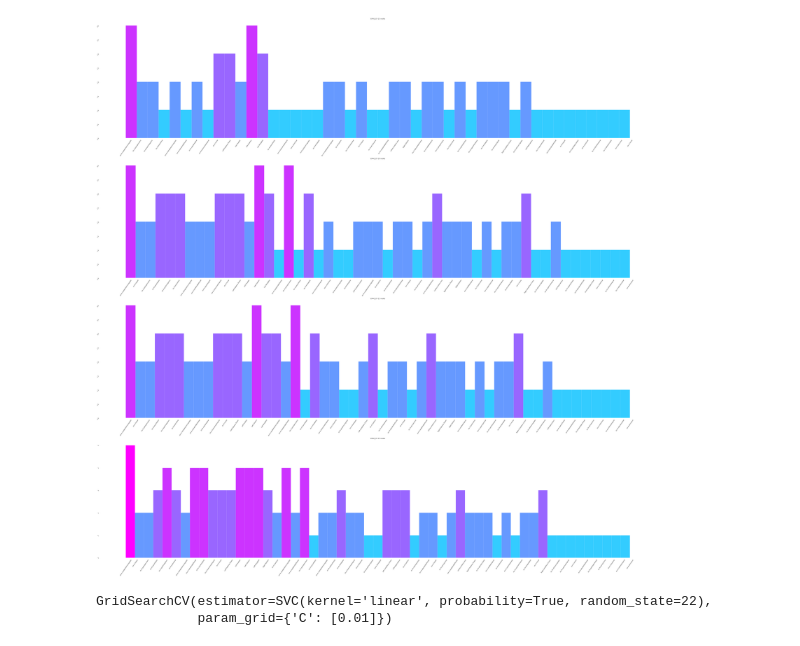
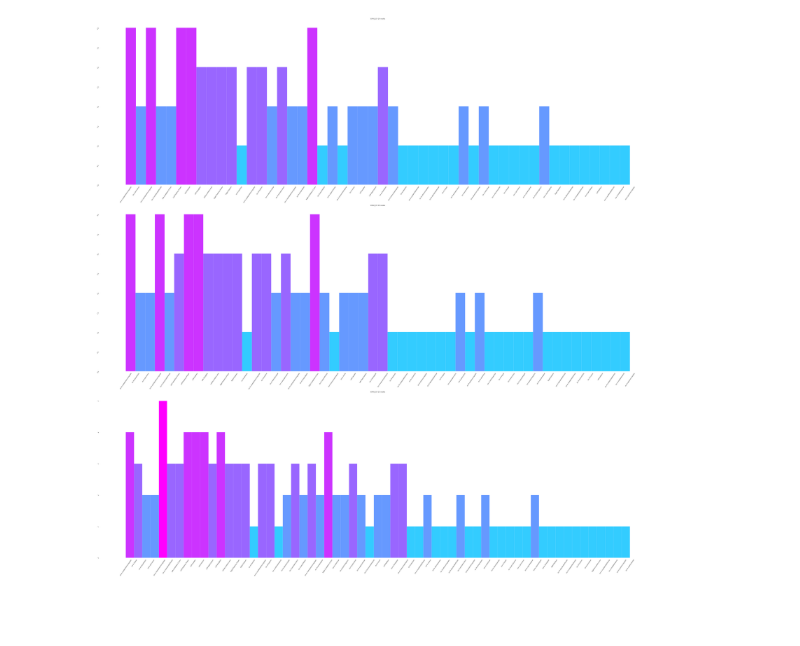
Before and after one commit to ShreyaKapoor18/Thesis, a Jupyter notebook: graphtools/greedy_graph_good_results.ipynb, the cells around one changed output. Drawn from its saved outputs; the diff is of its cells as text; code cells hidden in the pictures; blank space fills up the shorter version.

Commit message:
change evaluation of fold performance

```diff
--- a/graphtools/greedy_graph_good_results.ipynb
+++ b/graphtools/greedy_graph_good_results.ipynb
@@ -66,7 +66,7 @@ tri = int(num * (num + 1) * 0.5)  # we want only the upper diagonal due to symet
 mat = np.triu_indices(84)
 mews = '/home/skapoor/Thesis/gmwcs-solver'
 # %%
-num_nodes = [15, 20, 21, 25]
+num_nodes = [ 19 ,20, 25]
 # %%
 feature, edge, solver_node_wts = 'num_streamlines', 'fscores','const'
 val, thresh = -0.01, 0
@@ -85,46 +84,43 @@ X_tr = generate_combined_matrix(tri, list(y_tr.index))  # need to check indices
 X_te = generate_test_data(tri, y_te.index)
 X_tr, X_te = edge_filtering(feature, X_tr, X_te)
 X = X_tr.append(X_te)
+
+
 results = {}
 for target in labels:
     results[target] = {}
     print(f'{target}')
-    y_train_l, y_test_l = y_tr[target], y_te[target]
-    y =  y_train_l.append(y_test_l)
 
+    y = y_tr[target].append(y_te[target])
+
+    y = pd.qcut(y, 5, labels=False, retbins=True)[0]
+    y = y[y!=2]
+    y = y // 3
+    X = X.loc[y.index] # removed the middle 20%
     skf = StratifiedKFold(n_splits=5, shuffle=True, random_state = 22)
-    y_binned = pd.qcut(y, 5, labels=False, retbins=True)[0]
 
-    skf.get_n_splits(X, y_binned)
+    skf.get_n_splits(X, y)
     print(skf, '-'*100)
     results_solver = []
     avg_thresh, self_loops = False, False
     #nodes = []
     node_names = {k:[] for k in num_nodes}
-    param_grid = [{'alpha': [10, 1e3]}]
+
+
     for max_num_nodes in num_nodes:
         results[target][max_num_nodes] = {}
         print(f"Number of nodes {max_num_nodes}")
-        i =0
-        for train_index, test_index in skf.split(X, y_binned):
+        i = 0
+        for train_index, test_index in skf.split(X, y):
             i+=1
             results[target][max_num_nodes][i] = {}
             start = time.time()
             #print("TRAIN:",len(train_index), train_index, "TEST:", len(test_index),test_index)
             X_train, X_test = X.iloc[train_index], X.iloc[test_index]
             y_train, y_test = y.iloc[train_index], y.iloc[test_index]
-            med = y_train.median()
-            y_train_l = pd.qcut(y_train, 5, labels=False, retbins=True)[0]
-            # we need to pass the non-binned values for effective pearson correlation calc.
-            # print('The number of training subjects which are to be removed:', sum(y_train_l == 2))
-            y_train_l = y_train_l[y_train_l != 2]
-            y_train_l = y_train_l // 3  # binarizing the values by removing the middle quartile
-            y_test_l = y_test >= med
-            X_train_l = X_train.loc[y_train_l.index]
-            assert list(X_train_l.index) == list(y_train_l.index)
 
 
-            X_train_l, X_test_l, arr = process_raw(X_train_l, X_test, y_train_l, edge)
+            X_train_l, X_test_l, arr = process_raw(X_train, X_test, y_train, edge)
             graph = np.zeros((84,84))
 
             for k,j ,l in zip(np.triu_indices(84)[0], np.triu_indices(84)[1], range(tri)):
@@ -146,17 +142,20 @@ for target in labels:
             edge_indexes = find_node_indices(graph.columns)
             for classifier in ['SVC']:
 
+                results[target][max_num_nodes][i][classifier] = {}
+                for C in [1e-2, 1e-1, 1e-5, 1e-10]:
                 #clf = LinearSVC(C = 1e-30, random_state = 22, tol= 1e-10)
-                #clf = svm.SVC(kernel='linear', probability=True,
-                #     random_state= 22, C = 1e-3) #1e-5 made performance much worse, 1 was ok, 1e-2 good
-                clf = GridSearchCV(svm.SVC(kernel = 'linear', probability = True,
-                                          random_state = 22), {'C':[1e-2]})
-                results[target][max_num_nodes][i][classifier] = {}
-                clf.fit(X_train_l.iloc[:, edge_indexes], y_train_l)
-                test_results =  clf.score(X_test_l.iloc[:, edge_indexes], y_test_l)
-                train_results = clf.score(X_train_l.iloc[:, edge_indexes], y_train_l)
-                results[target][max_num_nodes][i][classifier] = {'train': train_results, 'test': test_results,
-                                                                'best': clf.best_params_}
+                    clf = svm.SVC(kernel='linear', probability=True,
+                         random_state= 22, C = C) #1e-5 made performance much worse, 1 was ok, 1e-2 good
+                    #clf = GridSearchCV(svm.SVC(kernel = 'linear', probability = True,
+                    #                          random_state = 22), {'C':[1e-3, 1, 1e-2, 1e-5, 1e-10]})
+                    results[target][max_num_nodes][i][classifier][C] = {}
+                    clf.fit(X_train_l.iloc[:, edge_indexes], y_train)
+                    test_results =  clf.score(X_test_l.iloc[:, edge_indexes], y_test)
+                    train_results = clf.score(X_train_l.iloc[:, edge_indexes], y_train)
+                    results[target][max_num_nodes][i][classifier][C] = {'train': train_results, 'test': test_results,
+                                                                       'y_pred': pd.Series(clf.predict(X_test_l.iloc[:, edge_indexes]),index = X_test.index),
+                                                                         'y_test': y_test}
 
     make_plot(node_names, target)
 # %% [output]
@@ -180,6 +182 @@ Time for fold 5: 2.153
-[figure, old version]
+[figure, new version]
-# %%
-clf
-# %% [output]
-GridSearchCV(estimator=SVC(kernel='linear', probability=True, random_state=22),
-             param_grid={'C': [0.01]})
```
Also changed, not shown: parts of 7 cells of this notebook, 2 other files.
